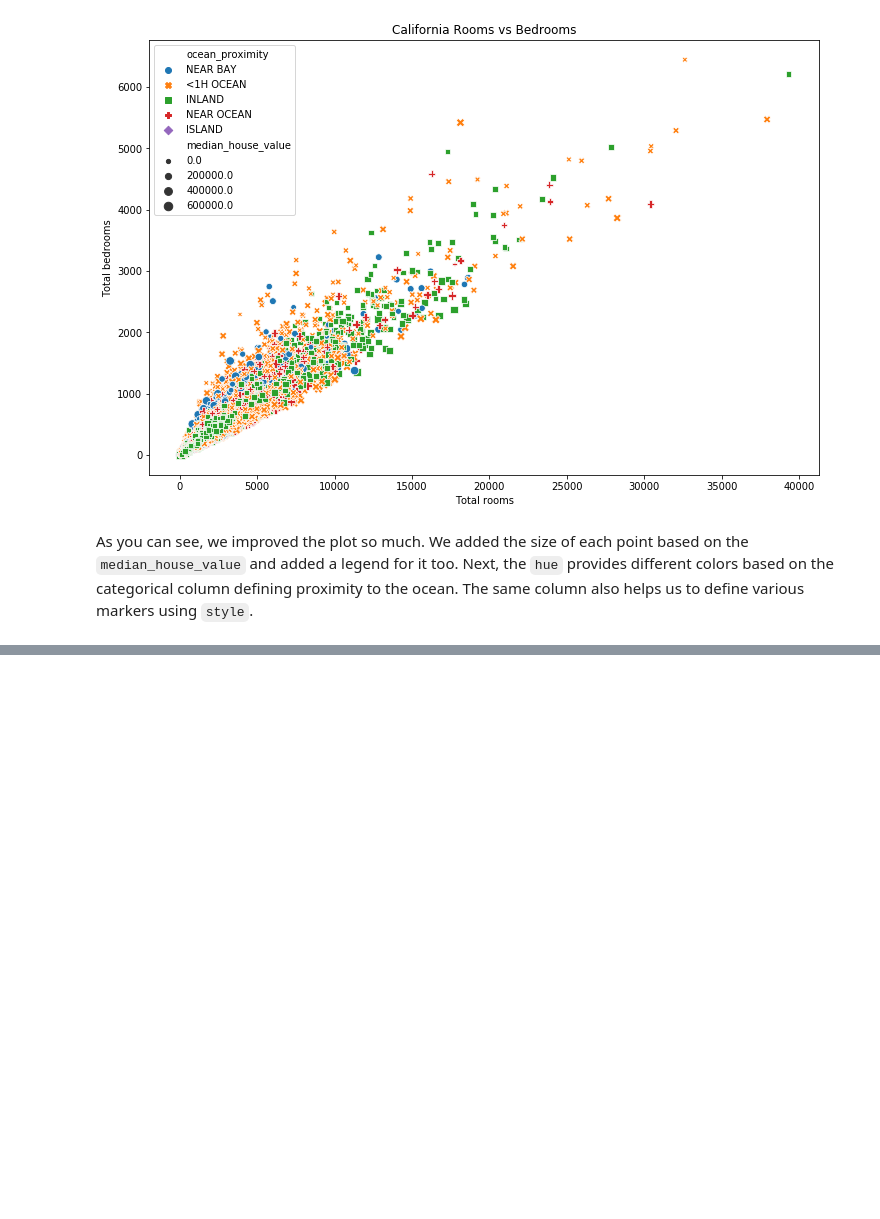
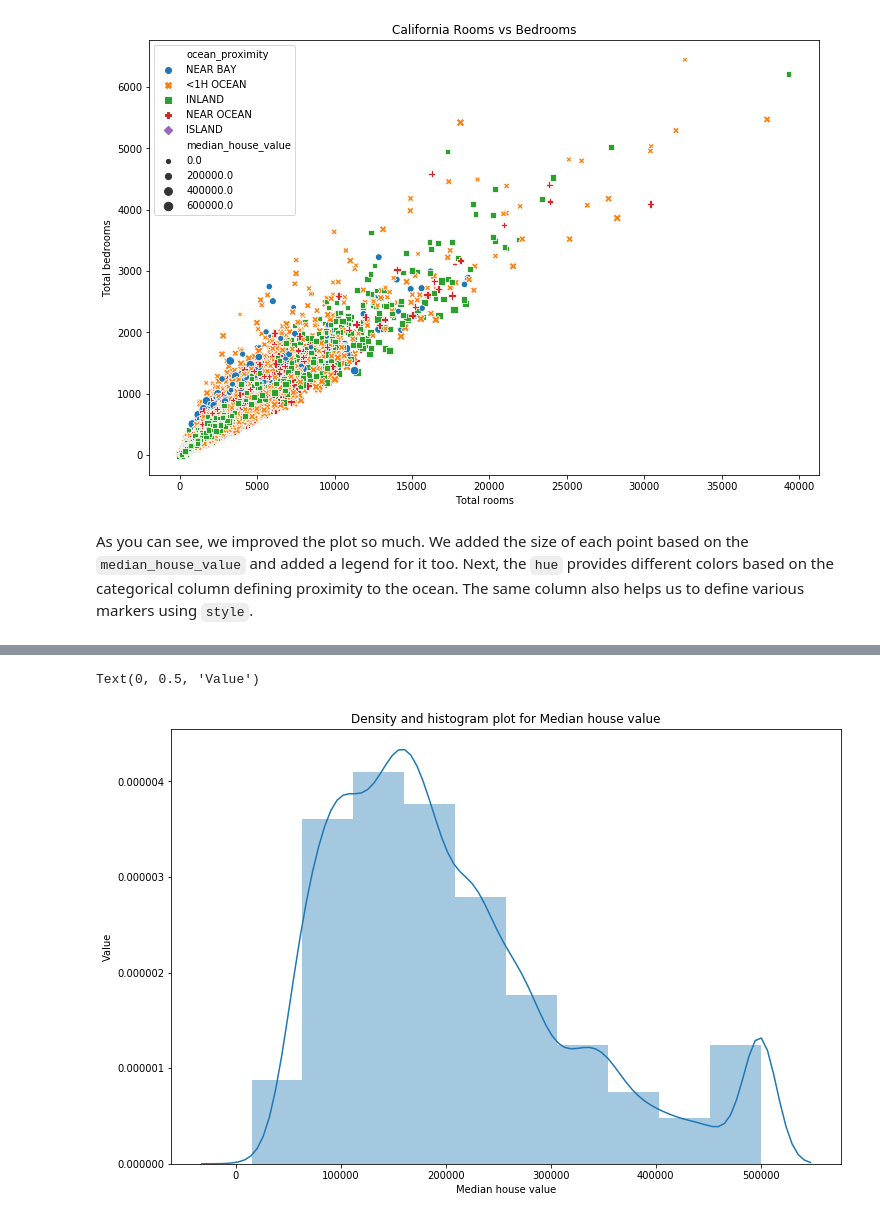
Before and after one commit to kb22/Understanding-Seaborn, a Jupyter notebook: Understanding Seaborn.ipynb, the cells around one changed output, grey strips where cells are left out. Drawn from its saved outputs; the diff is of its cells as text; code cells hidden in the pictures; blank space fills up the shorter version.

```diff
--- a/Understanding Seaborn.ipynb
+++ b/Understanding Seaborn.ipynb
@@ -68,0 +104,9 @@ As you can see, we improved the plot so much. We added the size of each point ba
+# %%
+plt.figure(figsize = (12, 8))
+sns.distplot(a = dataset['median_house_value'], bins = 10, hist = True)
+plt.title("Density and histogram plot for Median house value")
+plt.xlabel("Median house value")
+plt.ylabel("Value")
+# %% [output]
+Text(0, 0.5, 'Value')
+[figure, added]
```
Also changed, not shown: parts of 15 cells of this notebook.
